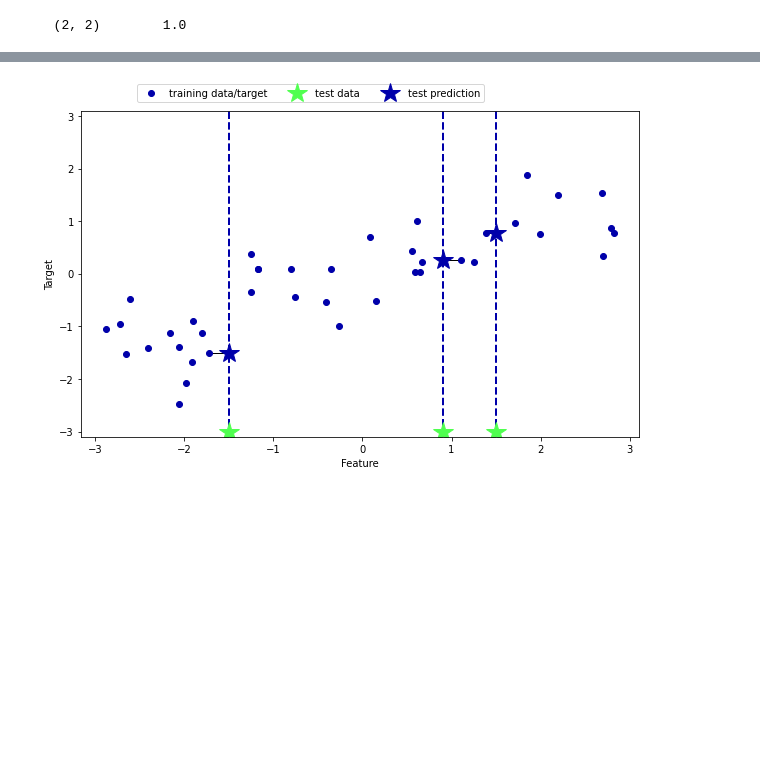
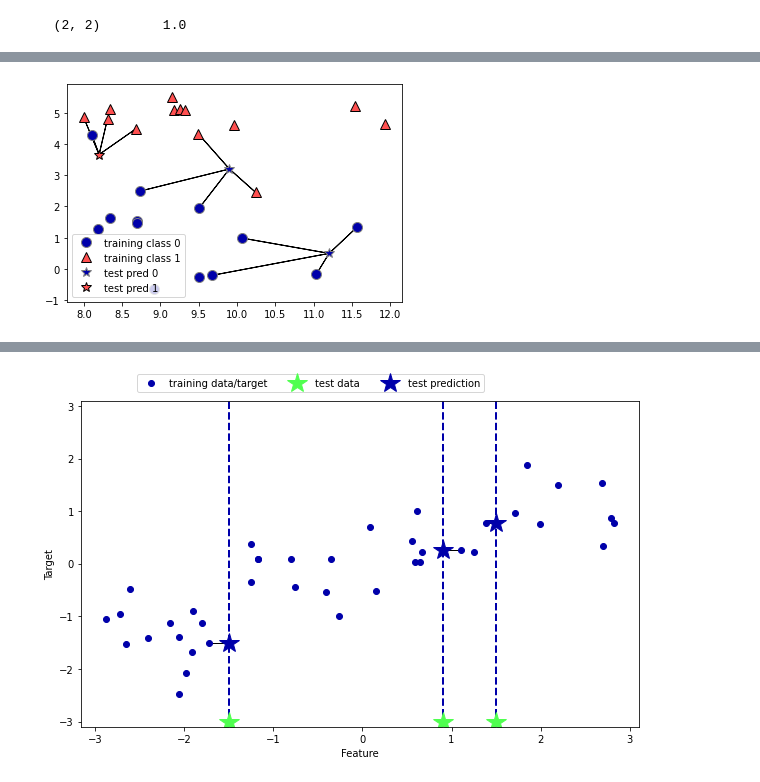
Before and after one commit to Chulwoong-Oh/ML01, a Jupyter notebook: ml_r1.ipynb, the cells around one changed output, grey strips where cells are left out. Drawn from its saved outputs; the diff is of its cells as text; code cells hidden in the pictures; blank space fills up the shorter version.

```diff
--- a/ml_r1.ipynb
+++ b/ml_r1.ipynb
@@ -132,6 +145,8 @@ print(boston.data.shape)
 # %%
 mglearn.datasets.make_forge()[0].shape
-mglearn.plots.plot_knn_classification(n_neighbors = 1)
+mglearn.plots.plot_knn_classification(n_neighbors = 4)
+# %% [output]
+[figure, added]
 # %%
 X, y = mglearn.datasets.make_forge()
 # X.shape;y.shape
```
Also changed, not shown: parts of 21 cells of this notebook.
